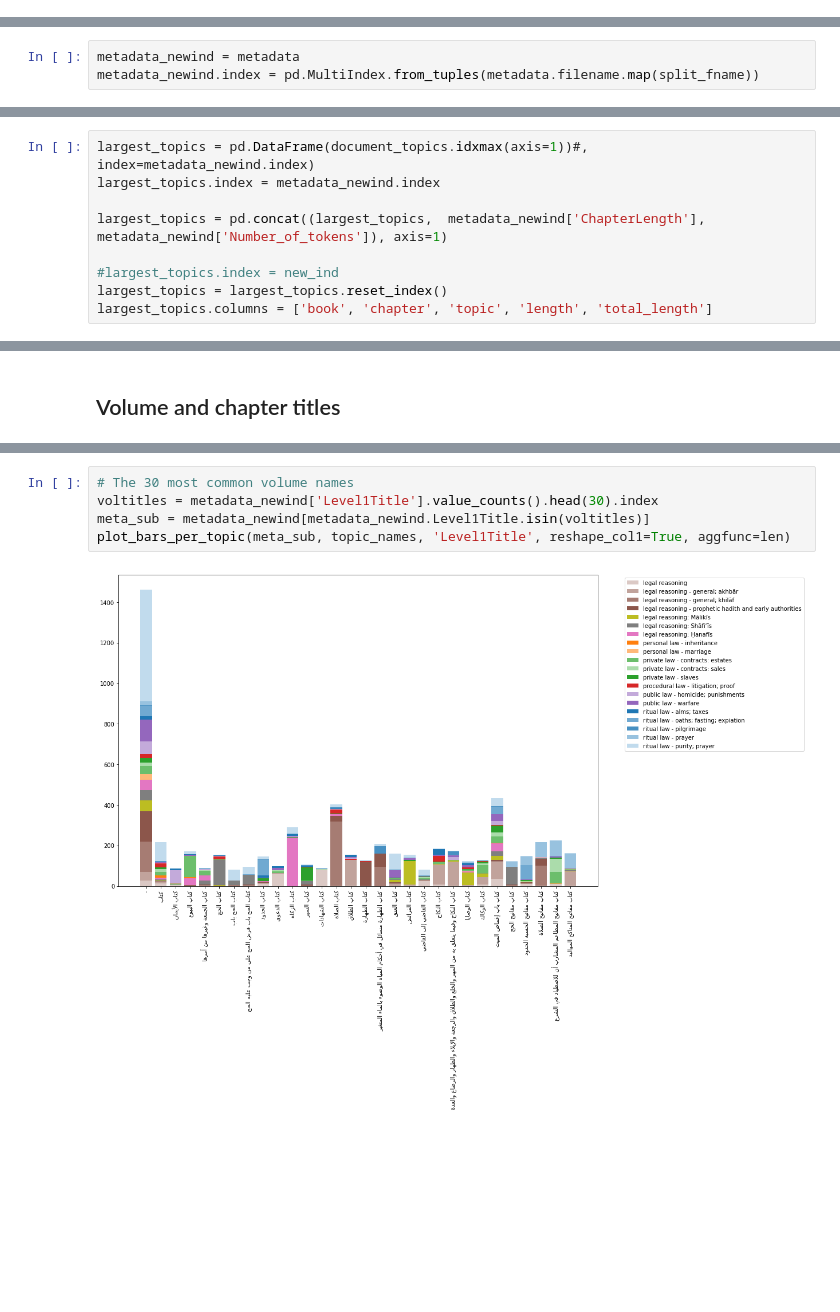
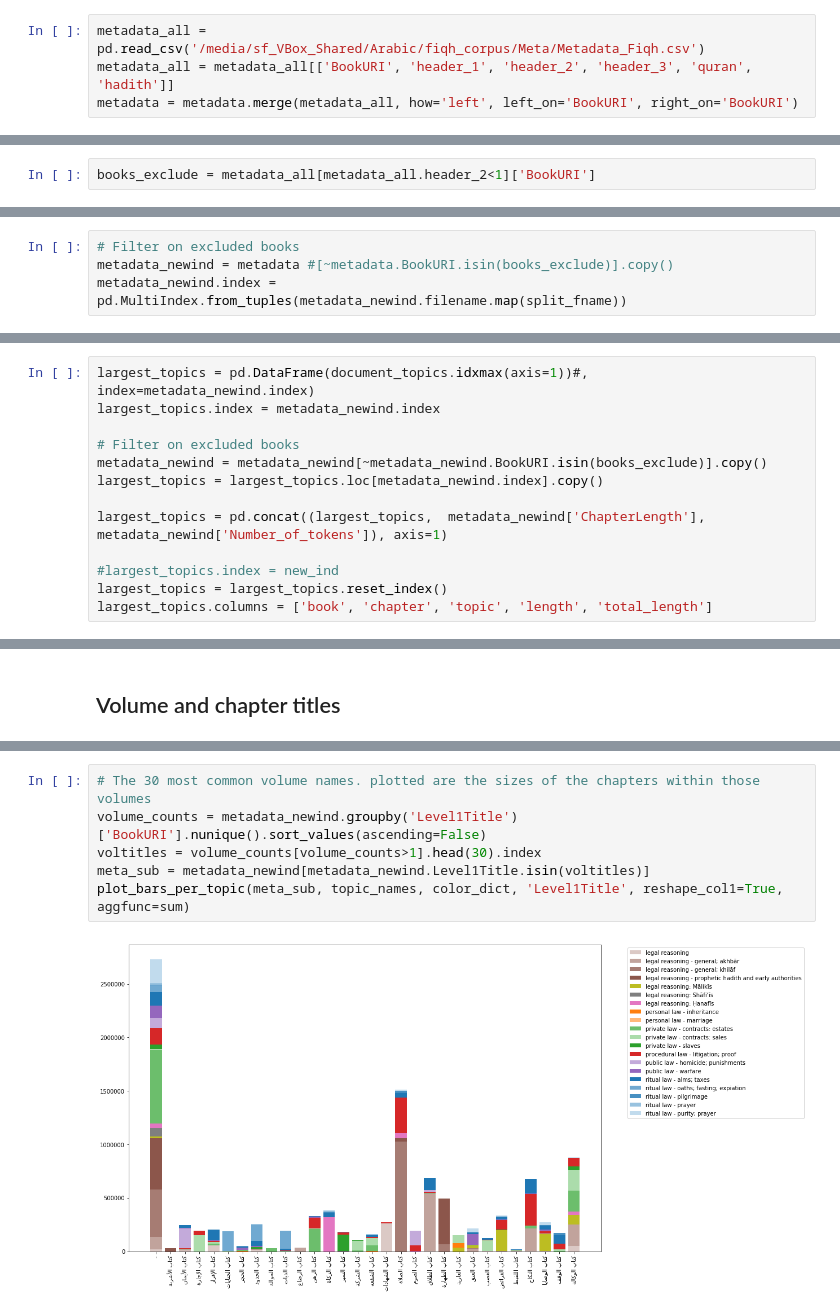
Before and after one commit to arabic-digital-humanities/adhtools, a Jupyter notebook: notebooks/TopicModelingVisualization20.ipynb, the cells around one changed output, grey strips where cells are left out. Saved outputs shown, nothing was run; the diff lists cells and outputs as text; blank space fills up the shorter version.

Commit message:
Updated topic visualization

```diff
--- a/notebooks/TopicModelingVisualization20.ipynb
+++ b/notebooks/TopicModelingVisualization20.ipynb
@@ -38,3 +38,7 @@ df_topics
 document_topics = pd.read_csv(os.path.join(fpath, 'document_topics_20.csv'), index_col=0).sort_index()
 #df_topics = pd.read_csv(os.path.join(fpath, 'fiqh_roots_topics_20.csv'), index_col=0)
 metadata = pd.read_csv(os.path.join(fpath, '../../metadata-chapters.csv'), index_col=0)
+# %%
+metadata_all = pd.read_csv('/media/sf_VBox_Shared/Arabic/fiqh_corpus/Meta/Metadata_Fiqh.csv')
+metadata_all = metadata_all[['BookURI', 'header_1', 'header_2', 'header_3', 'quran', 'hadith']]
+metadata = metadata.merge(metadata_all, how='left', left_on='BookURI', right_on='BookURI')
@@ -41,3 +66,5 @@ metadata = pd.read_csv(os.path.join(fpath, '../../metadata-chapters.csv'), index
+# %%
+books_exclude = metadata_all[metadata_all.header_2<1]['BookURI']
 # %%
 topic_names = df_topics['label']
 # %%
@@ -69,5 +96,6 @@ def split_fname(fname):
 # %%
 metadata['filename'] = metadata.filename.astype(str)
 # %%
-metadata_newind = metadata
-metadata_newind.index = pd.MultiIndex.from_tuples(metadata.filename.map(split_fname))
+# Filter on excluded books
+metadata_newind = metadata #[~metadata.BookURI.isin(books_exclude)].copy()
+metadata_newind.index = pd.MultiIndex.from_tuples(metadata_newind.filename.map(split_fname))
@@ -77,6 +102,10 @@ book_names = sorted(ind.levels[0])
 # %%
 largest_topics = pd.DataFrame(document_topics.idxmax(axis=1))#, index=metadata_newind.index)
 largest_topics.index = metadata_newind.index
+
+# Filter on excluded books
+metadata_newind = metadata_newind[~metadata_newind.BookURI.isin(books_exclude)].copy()
+largest_topics = largest_topics.loc[metadata_newind.index].copy()
 
 largest_topics = pd.concat((largest_topics,  metadata_newind['ChapterLength'], metadata_newind['Number_of_tokens']), axis=1)
 
@@ -587,7 +648,8 @@ Volumes:
 # %%
-# The 30 most common volume names
-voltitles = metadata_newind['Level1Title'].value_counts().head(30).index
+# The 30 most common volume names. plotted are the sizes of the chapters within those volumes
+volume_counts = metadata_newind.groupby('Level1Title')['BookURI'].nunique().sort_values(ascending=False)
+voltitles = volume_counts[volume_counts>1].head(30).index
 meta_sub = metadata_newind[metadata_newind.Level1Title.isin(voltitles)]
-plot_bars_per_topic(meta_sub, topic_names, 'Level1Title', reshape_col1=True, aggfunc=len)
+plot_bars_per_topic(meta_sub, topic_names, color_dict, 'Level1Title', reshape_col1=True, aggfunc=sum)
 # %% [output]
-[figure, old version]
+[figure, new version]
```
Also changed, not shown: parts of 17 cells of this notebook.
